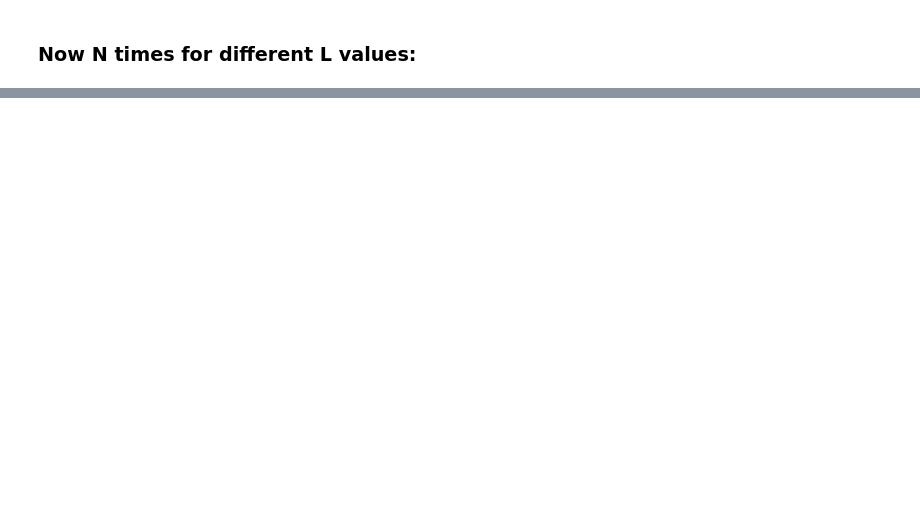
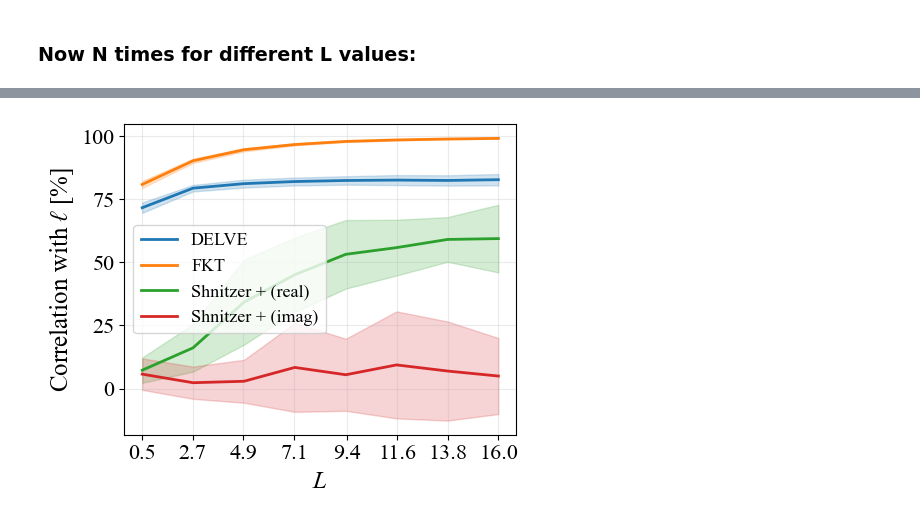
Before and after one commit to ShiraAlon/DELVE, a Jupyter notebook: notebooks/Line VS Triangle.ipynb, the cells around one changed output, grey strips where cells are left out. Saved outputs shown, nothing was run; the diff lists cells and outputs as text; code cells hidden in the pictures; blank space fills up the shorter version.

```diff
--- a/notebooks/Line VS Triangle.ipynb
+++ b/notebooks/Line VS Triangle.ipynb
@@ -86,14 +81,14 @@ plt.show()
 # %%
 # Core operators/eigenvectors for all methods on the representative sample
-P1, Q1, K1 = diffusion_map(X1, adaptive=800, coifman_lafon = False)
-P2, Q2, K2 = diffusion_map(X2, adaptive=800, coifman_lafon = False)
+P1, Q1, K1 = diffusion_map(X1, adaptive=400, coifman_lafon = False)#800
+P2, Q2, K2 = diffusion_map(X2, adaptive=400, coifman_lafon = False)
 
 L1, d1, v1 = LG_sym(K1)
 L2, d2, v2 = LG_sym(K2)
 
-kl = KneeLocator(np.arange(len(d1)), d1, curve="convex", direction="decreasing",S=0.5)
+kl = KneeLocator(np.arange(len(d1)), d1, curve="convex", direction="decreasing",S=1)
 tau1 = kl.knee
-kl = KneeLocator(np.arange(len(d2)), d2, curve="convex", direction="decreasing",S=0.5)
+kl = KneeLocator(np.arange(len(d2)), d2, curve="convex", direction="decreasing",S=1)
 tau2 = kl.knee
 print(tau1)
 print(tau2)
@@ -257,7 +264,7 @@ for j in range(B):
         n = 2000
         W = 4
         L = L_list[i]
-        acc_triangle[j,i,:] = triangle_corr(W,L, n, K = 800)
+        acc_triangle[j,i,:] = triangle_corr(W,L, n, K = 400)
         print("N: "+ str(i))
     print("B: "+ str(j))
 
@@ -265,5 +290,6 @@ mean_acc_triangle = np.mean(acc_triangle,axis=0)
 # %%
 fig, ax = plt.subplots(figsize=(5, 4))
+std_acc_triangle = np.std(acc_triangle,axis=0)
 
 methods = [
     ("DELVE", 0),
@@ -287,33 +313,35 @@ for label, i in methods:
         L_list,
         mean - std,
         mean + std,
         alpha=0.2,
         color=line.get_color(),
     )
 
 # Labels
 ax.set_xlabel(r"$L$", fontsize=18)
 ax.set_ylabel(r"Correlation with $\ell$ [%]", fontsize=18)
 
 # Ticks
 ax.set_xticks(np.round(L_list, 1))
 ax.tick_params(axis="both", labelsize=16)
 
 # Grid
 ax.grid(alpha=0.25)
 
 # Legend
 ax.legend(fontsize=13, loc="best", frameon=True)
 
 fig.tight_layout()
 
 fig.savefig(FIGURES_DIR / "triangle_over_L.pdf",
     dpi=400,
     bbox_inches="tight",
     pad_inches=0.05,
 )
 
 plt.show()
+# %% [output]
+[figure, added]
 # %%
 columns = ['DV', 'FKT', 'Shnitzer et al. (real)', 'Shnitzer et al. (imag)']
 df = pd.DataFrame(np.abs(acc_triangle), columns=columns)
```
Also changed, not shown: parts of 8 cells of this notebook.
